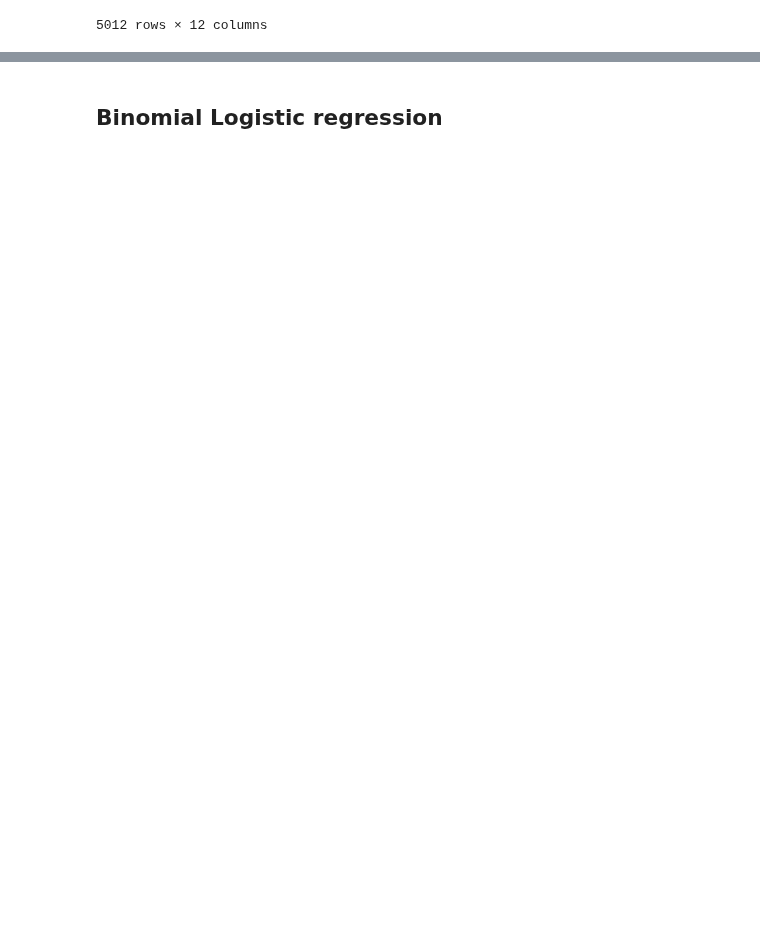
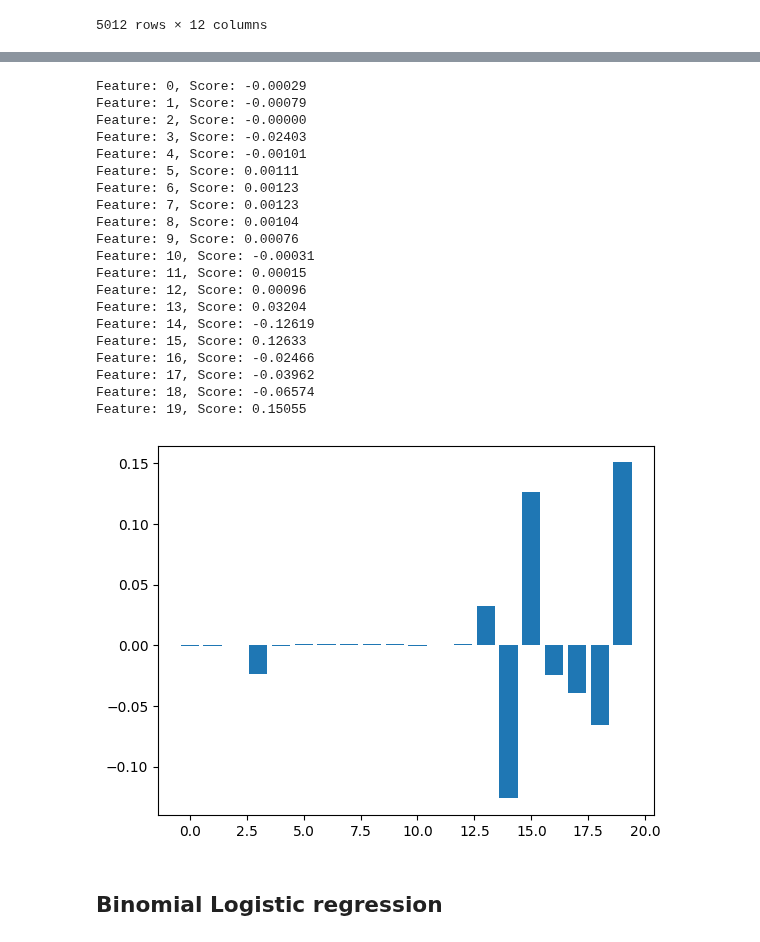
Before and after one commit to AshamaAsh/example_web_scraping, a Jupyter notebook: model1.ipynb, the cells around one changed output, grey strips where cells are left out. Cells and saved outputs as stored; diff of their text form; code cells hidden in the pictures; blank space fills up the shorter version.

```diff
--- a/model1.ipynb
+++ b/model1.ipynb
@@ -42,0 +48,6 @@ df_all
+# %%
+df = df.dropna()
+X_imp = df.loc[:, df.columns != 'won']
+Y_imp = df['won']
+X_imp = X_imp.drop(['innings_x', 'innings_y'], axis=1)
+X_imp.dtypes
@@ -43,3 +72,44 @@ df_all
+# %%
+labelencoder = LabelEncoder()
+label_col = ['ground', 'season', 'scorecard_no', 'countries', 'bat_first_country', 'field_first_country' , 'country_won']
+X_imp[label_col] = X_imp[label_col].apply(LabelEncoder().fit_transform)
+# X_imp.dtypes
+# %%
+## Define importance of each features
+# define the model
+model = LinearRegression()
+# fit the model
+model.fit(X_imp, Y_imp)
+# get importance
+importance = model.coef_
+# summarize feature importance
+for i,v in enumerate(importance):
+ print('Feature: %0d, Score: %.5f' % (i,v))
+# plot feature importance
+plt.bar([x for x in range(len(importance))], importance)
+plt.show()
+# %% [output]
+Feature: 0, Score: -0.00029
+Feature: 1, Score: -0.00079
+Feature: 2, Score: -0.00000
+Feature: 3, Score: -0.02403
+Feature: 4, Score: -0.00101
+Feature: 5, Score: 0.00111
+Feature: 6, Score: 0.00123
+Feature: 7, Score: 0.00123
+Feature: 8, Score: 0.00104
+Feature: 9, Score: 0.00076
+Feature: 10, Score: -0.00031
+Feature: 11, Score: 0.00015
+Feature: 12, Score: 0.00096
+Feature: 13, Score: 0.03204
+Feature: 14, Score: -0.12619
+Feature: 15, Score: 0.12633
+Feature: 16, Score: -0.02466
+Feature: 17, Score: -0.03962
+Feature: 18, Score: -0.06574
+Feature: 19, Score: 0.15055
+[figure, added]
 # %% [markdown]
 ## Binomial Logistic regression
 # %%
```
Also changed, not shown: parts of 7 cells of this notebook, 3 other files.
